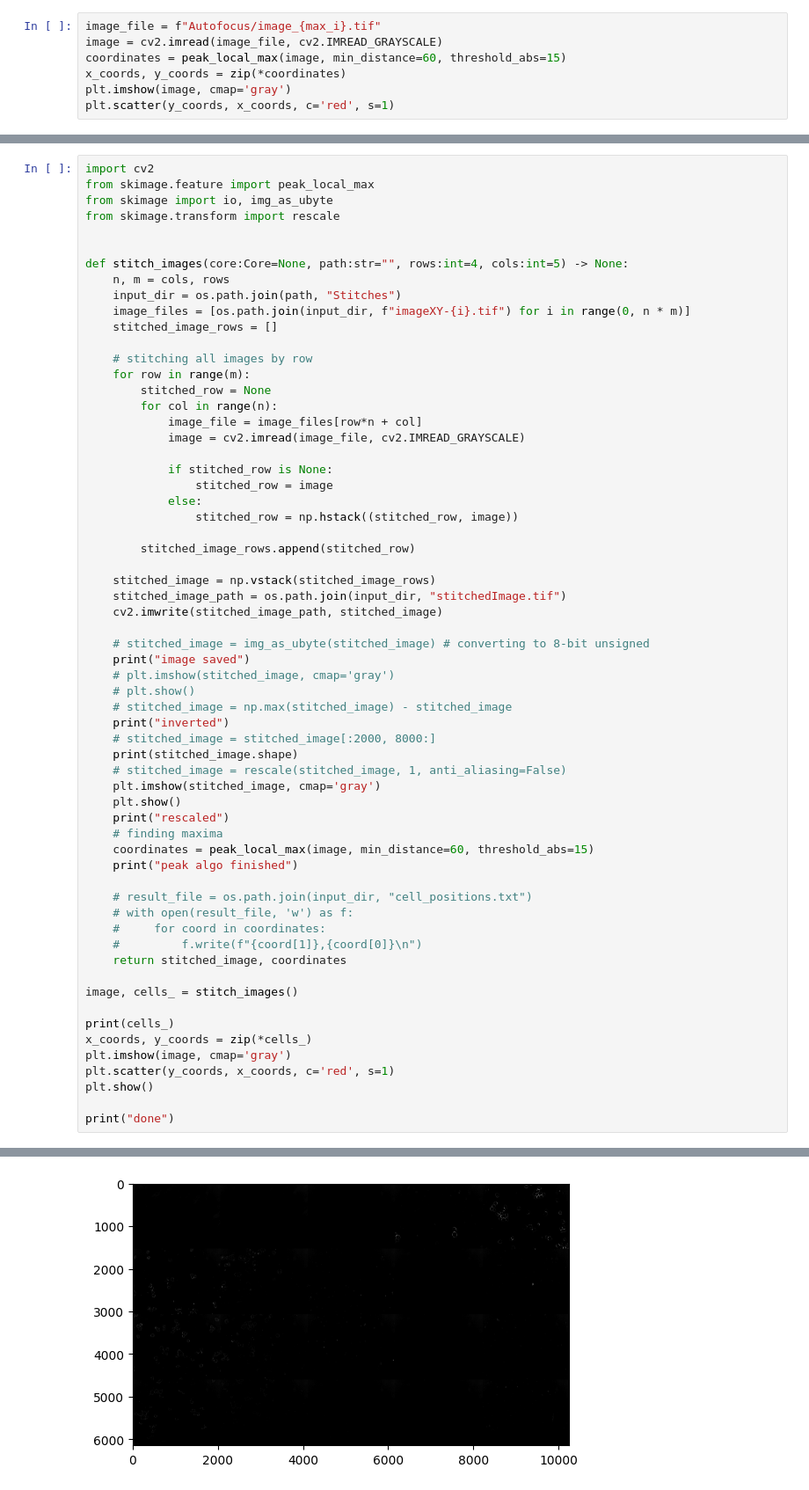
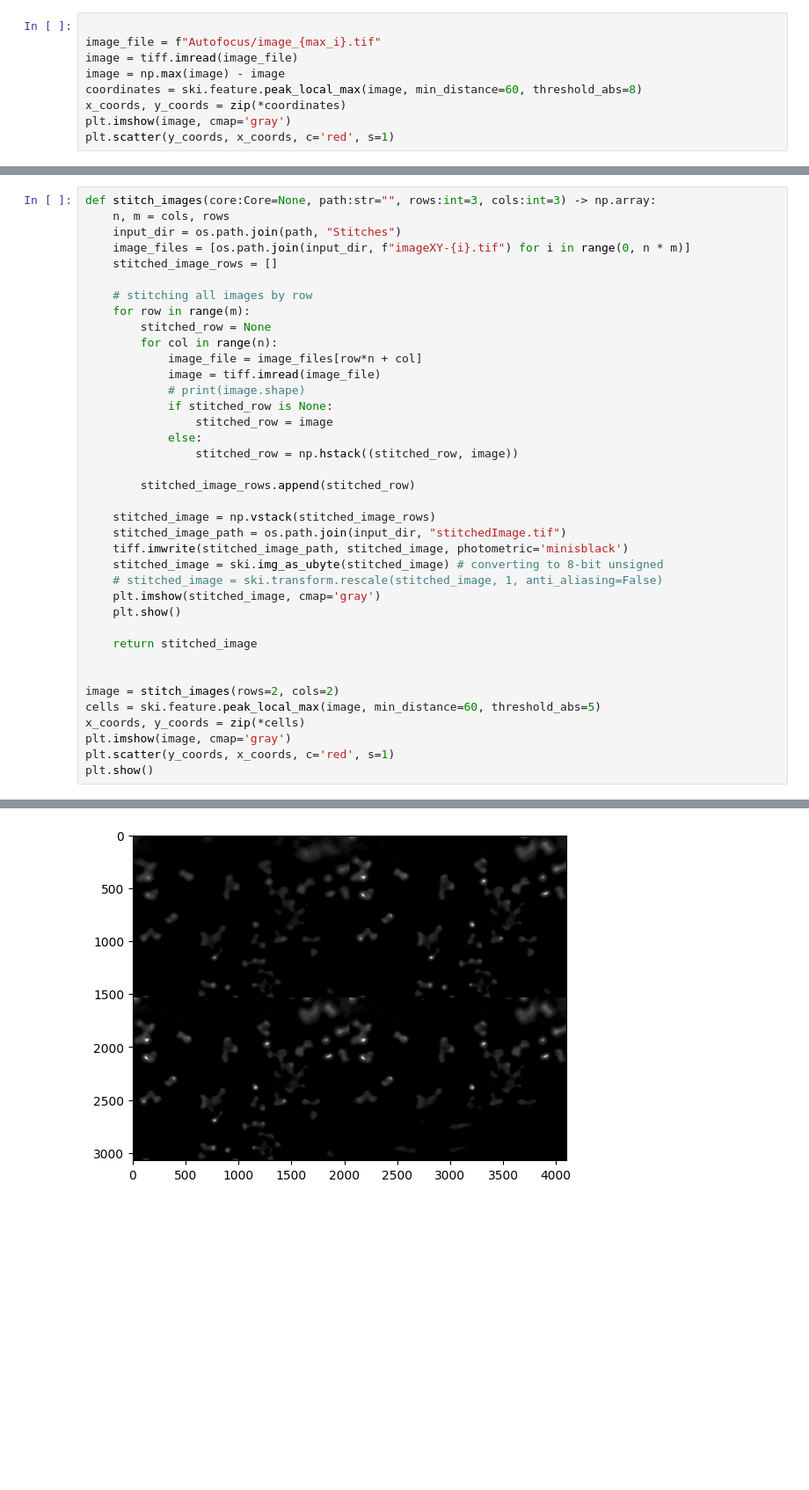
Before and after one commit to Syed47/AutoRaman, a Jupyter notebook: Raman Automation.ipynb, the cells around one changed output, grey strips where cells are left out. Shown at 88% size. Saved outputs shown, nothing was run; the diff lists cells and outputs as text; blank space fills up the shorter version.

Commit message:
progress on nn cells and probing order

```diff
--- a/Raman Automation.ipynb
+++ b/Raman Automation.ipynb
@@ -115,7 +103,9 @@ from skimage.transform import rescale
 # %%
+
 image_file = f"Autofocus/image_{max_i}.tif"
-image = cv2.imread(image_file, cv2.IMREAD_GRAYSCALE)
-coordinates = peak_local_max(image, min_distance=60, threshold_abs=15)
+image = tiff.imread(image_file)
+image = np.max(image) - image
+coordinates = ski.feature.peak_local_max(image, min_distance=60, threshold_abs=8)
 x_coords, y_coords = zip(*coordinates)
 plt.imshow(image, cmap='gray')
 plt.scatter(y_coords, x_coords, c='red', s=1)
@@ -206,11 +180,5 @@ done
 # %%
-import cv2
-from skimage.feature import peak_local_max
-from skimage import io, img_as_ubyte
-from skimage.transform import rescale
-
-
-def stitch_images(core:Core=None, path:str="", rows:int=4, cols:int=5) -> None:
+def stitch_images(core:Core=None, path:str="", rows:int=3, cols:int=3) -> np.array:
     n, m = cols, rows
     input_dir = os.path.join(path, "Stitches")
     image_files = [os.path.join(input_dir, f"imageXY-{i}.tif") for i in range(0, n * m)]
@@ -221,8 +189,8 @@ def stitch_images(core:Core=None, path:str="", rows:int=4, cols:int=5) -> None:
         stitched_row = None
         for col in range(n):
             image_file = image_files[row*n + col]
-            image = cv2.imread(image_file, cv2.IMREAD_GRAYSCALE)
-
+            image = tiff.imread(image_file)
+            # print(image.shape)
             if stitched_row is None:
                 stitched_row = image
             else:
@@ -232,37 +200,19 @@ def stitch_images(core:Core=None, path:str="", rows:int=4, cols:int=5) -> None:
 
     stitched_image = np.vstack(stitched_image_rows)
     stitched_image_path = os.path.join(input_dir, "stitchedImage.tif")
-    cv2.imwrite(stitched_image_path, stitched_image)
-
-    # stitched_image = img_as_ubyte(stitched_image) # converting to 8-bit unsigned
-    print("image saved")
-    # plt.imshow(stitched_image, cmap='gray')
-    # plt.show()
-    # stitched_image = np.max(stitched_image) - stitched_image
-    print("inverted")
-    # stitched_image = stitched_image[:2000, 8000:]
-    print(stitched_image.shape)
-    # stitched_image = rescale(stitched_image, 1, anti_aliasing=False)
+    tiff.imwrite(stitched_image_path, stitched_image, photometric='minisblack')
+    stitched_image = ski.img_as_ubyte(stitched_image) # converting to 8-bit unsigned
+    # stitched_image = ski.transform.rescale(stitched_image, 1, anti_aliasing=False)
     plt.imshow(stitched_image, cmap='gray')
     plt.show()
-    print("rescaled")
-    # finding maxima
-    coordinates = peak_local_max(image, min_distance=60, threshold_abs=15)
-    print("peak algo finished")
 
-    # result_file = os.path.join(input_dir, "cell_positions.txt")
-    # with open(result_file, 'w') as f:
-    #     for coord in coordinates:
-    #         f.write(f"{coord[1]},{coord[0]}\n")
-    return stitched_image, coordinates
+    return stitched_image
 
-image, cells_ = stitch_images()
 
-print(cells_)
-x_coords, y_coords = zip(*cells_)
+image = stitch_images(rows=2, cols=2)
+cells = ski.feature.peak_local_max(image, min_distance=60, threshold_abs=5)
+x_coords, y_coords = zip(*cells)
 plt.imshow(image, cmap='gray')
 plt.scatter(y_coords, x_coords, c='red', s=1)
 plt.show()
-
-print("done")
 # %% [output]
@@ -272 +219 @@ inverted
-[figure, old version]
+[figure, new version]
```
Also changed, not shown: parts of 10 cells of this notebook, 26 other files.
